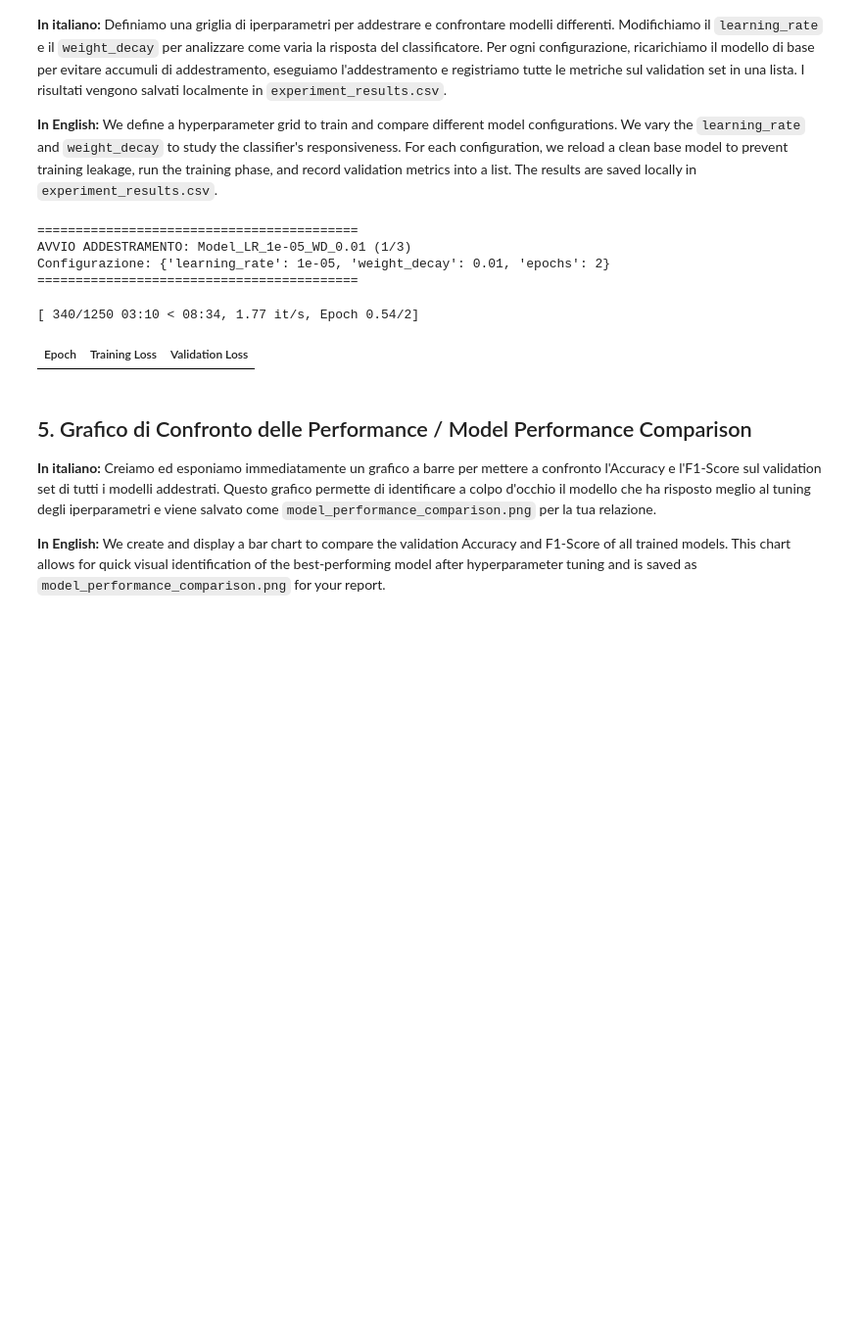
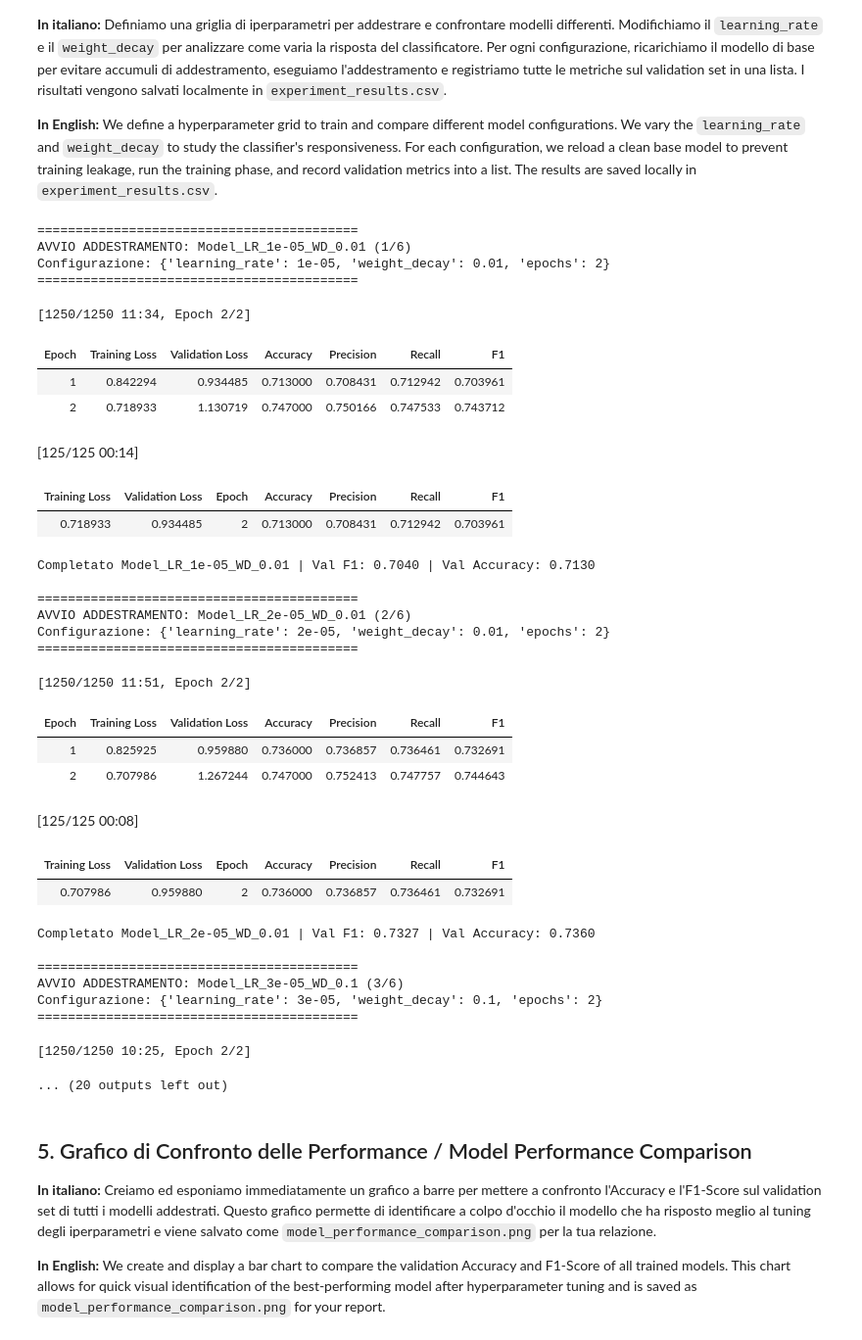
Before and after one commit to Alessio-Pecilli/sii-2026, a Jupyter notebook: notebooks/fever_nli_finetuning.ipynb, the cells around one changed output. Shown at 98% size. Saved outputs shown, nothing was run; the diff lists cells and outputs as text; code cells hidden in the pictures; blank space fills up the shorter version.

```diff
--- a/notebooks/fever_nli_finetuning.ipynb
+++ b/notebooks/fever_nli_finetuning.ipynb
@@ -239,7 +230,10 @@ Tokenizzazione completata!
 hyperparameter_grid = [
     {"learning_rate": 1e-5, "weight_decay": 0.01, "epochs": 2},
     {"learning_rate": 2e-5, "weight_decay": 0.01, "epochs": 2},
-    {"learning_rate": 3e-5, "weight_decay": 0.1, "epochs": 2}
+    {"learning_rate": 3e-5, "weight_decay": 0.1, "epochs": 2},
+    {"learning_rate": 2e-5, "weight_decay": 0.01, "epochs": 3, "batch_size": 16},
+    {"learning_rate": 5e-5, "weight_decay": 0.01, "epochs": 2, "batch_size": 8},
+    {"learning_rate": 5e-6, "weight_decay": 0.1, "epochs": 3, "batch_size": 8}
 ]
 
 def compute_metrics(eval_pred):
@@ -280,7 +274,7 @@ for idx, config in enumerate(hyperparameter_grid):
 
     # Argomenti di training dedicati per ciascun modello
     training_args = TrainingArguments(
-        output_dir=f"../fine-tuned_model/results_{model_id}",
+        output_dir=f"/content/drive/MyDrive/Sistemi Intelligenti/fine-tuned_model/results_{model_id}",
         eval_strategy="epoch",
         save_strategy="epoch",
         learning_rate=config["learning_rate"],
@@ -309,37 +303,63 @@ for idx, config in enumerate(hyperparameter_grid):
     trainer.train()
 
     # Valutazione sul Validation (Dev) set
     val_metrics = trainer.evaluate()
 
     # Registriamo i risultati delle metriche
     results_list.append({
         "model_id": model_id,
         "learning_rate": config["learning_rate"],
         "weight_decay": config["weight_decay"],
         "epochs": config["epochs"],
         "val_accuracy": val_metrics["eval_accuracy"],
         "val_precision": val_metrics["eval_precision"],
         "val_recall": val_metrics["eval_recall"],
         "val_f1": val_metrics["eval_f1"],
         "val_loss": val_metrics["eval_loss"],
         "output_dir": f"./results_{model_id}"
     })
 
     # Salviamo la storia dei log per visualizzare le curve di loss in seguito
     histories[model_id] = trainer.state.log_history
     print(f"Completato {model_id} | Val F1: {val_metrics['eval_f1']:.4f} | Val Accuracy: {val_metrics['eval_accuracy']:.4f}")
 
 # Creazione e salvataggio del report delle performance in formato CSV
 results_df = pd.DataFrame(results_list)
-results_df.to_csv("experiment_results.csv", index=False)
+results_df.to_csv("/content/drive/MyDrive/Sistemi Intelligenti/experiment_results.csv", index=False)
 print("\nRisultati dell'esperimento salvati con successo in 'experiment_results.csv'!")
 # %% [output]
 ==========================================
-AVVIO ADDESTRAMENTO: Model_LR_1e-05_WD_0.01 (1/3)
+AVVIO ADDESTRAMENTO: Model_LR_1e-05_WD_0.01 (1/6)
 Configurazione: {'learning_rate': 1e-05, 'weight_decay': 0.01, 'epochs': 2}
 ==========================================
-[ 340/1250 03:10 < 08:34, 1.77 it/s, Epoch 0.54/2]
+[1250/1250 11:34, Epoch 2/2]
-| Epoch | Training Loss | Validation Loss |
+| Epoch | Training Loss | Validation Loss | Accuracy | Precision | Recall | F1 |
+| 1 | 0.842294 | 0.934485 | 0.713000 | 0.708431 | 0.712942 | 0.703961 |
+| 2 | 0.718933 | 1.130719 | 0.747000 | 0.750166 | 0.747533 | 0.743712 |
+[125/125 00:14]
+| Training Loss | Validation Loss | Epoch | Accuracy | Precision | Recall | F1 |
+| 0.718933 | 0.934485 | 2 | 0.713000 | 0.708431 | 0.712942 | 0.703961 |
+Completato Model_LR_1e-05_WD_0.01 | Val F1: 0.7040 | Val Accuracy: 0.7130
+
+==========================================
+AVVIO ADDESTRAMENTO: Model_LR_2e-05_WD_0.01 (2/6)
+Configurazione: {'learning_rate': 2e-05, 'weight_decay': 0.01, 'epochs': 2}
+==========================================
+[1250/1250 11:51, Epoch 2/2]
+| Epoch | Training Loss | Validation Loss | Accuracy | Precision | Recall | F1 |
+| 1 | 0.825925 | 0.959880 | 0.736000 | 0.736857 | 0.736461 | 0.732691 |
+| 2 | 0.707986 | 1.267244 | 0.747000 | 0.752413 | 0.747757 | 0.744643 |
+[125/125 00:08]
+| Training Loss | Validation Loss | Epoch | Accuracy | Precision | Recall | F1 |
+| 0.707986 | 0.959880 | 2 | 0.736000 | 0.736857 | 0.736461 | 0.732691 |
+Completato Model_LR_2e-05_WD_0.01 | Val F1: 0.7327 | Val Accuracy: 0.7360
+
+==========================================
+AVVIO ADDESTRAMENTO: Model_LR_3e-05_WD_0.1 (3/6)
+Configurazione: {'learning_rate': 3e-05, 'weight_decay': 0.1, 'epochs': 2}
+==========================================
+[1250/1250 10:25, Epoch 2/2]
+... (20 outputs left out)
 # %% [markdown]
 ## 5. Grafico di Confronto delle Performance / Model Performance Comparison
 
```
Also changed, not shown: parts of 14 cells of this notebook.
